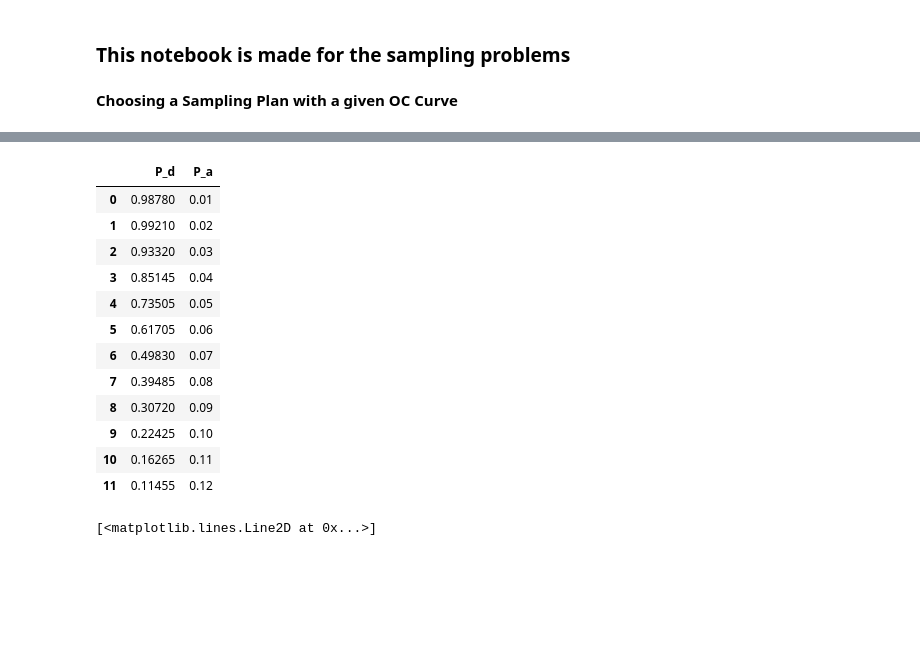
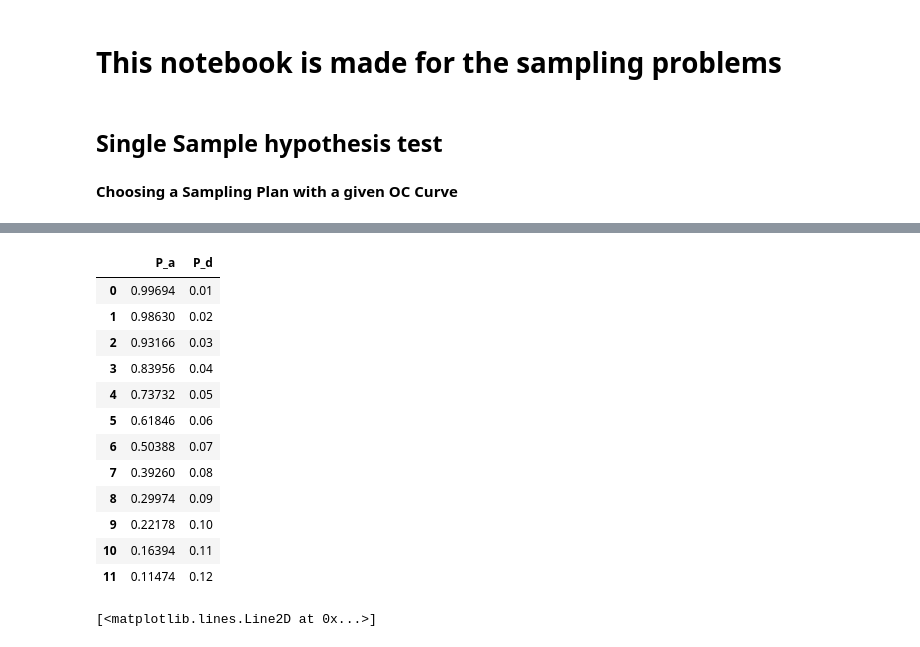
Before and after one commit to qhxxsb/AE-VAE-SOM, a Jupyter notebook: Sampling_Note.ipynb, the cells around one changed output, grey strips where cells are left out. Saved outputs shown, nothing was run; the diff lists cells and outputs as text; code cells hidden in the pictures; blank space fills up the shorter version.

```diff
--- a/Sampling_Note.ipynb
+++ b/Sampling_Note.ipynb
@@ -1,5 +1,7 @@
 # %% [markdown]
-### This notebook is made for the sampling problems
+# This notebook is made for the sampling problems
+# %% [markdown]
+## Single Sample hypothesis test
 # %% [markdown]
  **Choosing a Sampling Plan with a given OC Curve**
 # %% [markdown]
@@ -13,36 +17,36 @@ $P_a = P(d\le c) = \sum_{d=0}^{c}\frac{n!}{d!(n-d)!} \cdot{p^d}\cdot{(1-p)}^{(n-
 # %%
 import numpy as np
 import pandas as pd
 p_list = []
 for i in range (1,13):
     p_list.append(i/100)
 p_d_list = []
 p_a_list = []
 for i in range (0,len(p_list)):
     #p_d = sum(np.random.binomial(52,p_list[i],50000)==3)/50000
-    accpet_0_def = sum(np.random.binomial(52,p_list[i],20000)==0)
-    accpet_1_def = sum(np.random.binomial(52,p_list[i],20000)==1)
-    accpet_2_def =sum(np.random.binomial(52,p_list[i],20000)==2)
-    accpet_3_def =sum(np.random.binomial(52,p_list[i],20000)==3)
-    p_d = (accpet_0_def+accpet_1_def+accpet_2_def+accpet_3_def)/20000
-    p_d_list.append(p_d)
+    accpet_0_def = sum(np.random.binomial(52,p_list[i],50000)==0)
+    accpet_1_def = sum(np.random.binomial(52,p_list[i],50000)==1)
+    accpet_2_def =sum(np.random.binomial(52,p_list[i],50000)==2)
+    accpet_3_def =sum(np.random.binomial(52,p_list[i],50000)==3)
+    p_a = (accpet_0_def+accpet_1_def+accpet_2_def+accpet_3_def)/50000
+    p_a_list.append(p_a)
    # p_a_list.append(p_a)
-p_dic = {'P_d':p_d_list,'P_a':p_list}
+p_dic = {'P_a':p_a_list,'P_d':p_list}
 df =pd.DataFrame(p_dic)
 df
 # %% [output]
-|  | P_d | P_a |
-| 0 | 0.98780 | 0.01 |
-| 1 | 0.99210 | 0.02 |
-| 2 | 0.93320 | 0.03 |
-| 3 | 0.85145 | 0.04 |
-| 4 | 0.73505 | 0.05 |
-| 5 | 0.61705 | 0.06 |
-| 6 | 0.49830 | 0.07 |
-| 7 | 0.39485 | 0.08 |
-| 8 | 0.30720 | 0.09 |
-| 9 | 0.22425 | 0.10 |
-| 10 | 0.16265 | 0.11 |
-| 11 | 0.11455 | 0.12 |
+|  | P_a | P_d |
+| 0 | 0.99694 | 0.01 |
+| 1 | 0.98630 | 0.02 |
+| 2 | 0.93166 | 0.03 |
+| 3 | 0.83956 | 0.04 |
+| 4 | 0.73732 | 0.05 |
+| 5 | 0.61846 | 0.06 |
+| 6 | 0.50388 | 0.07 |
+| 7 | 0.39260 | 0.08 |
+| 8 | 0.29974 | 0.09 |
+| 9 | 0.22178 | 0.10 |
+| 10 | 0.16394 | 0.11 |
+| 11 | 0.11474 | 0.12 |
 # %%
 import matplotlib.pyplot as plt
```
Also changed, not shown: parts of 15 cells of this notebook.
